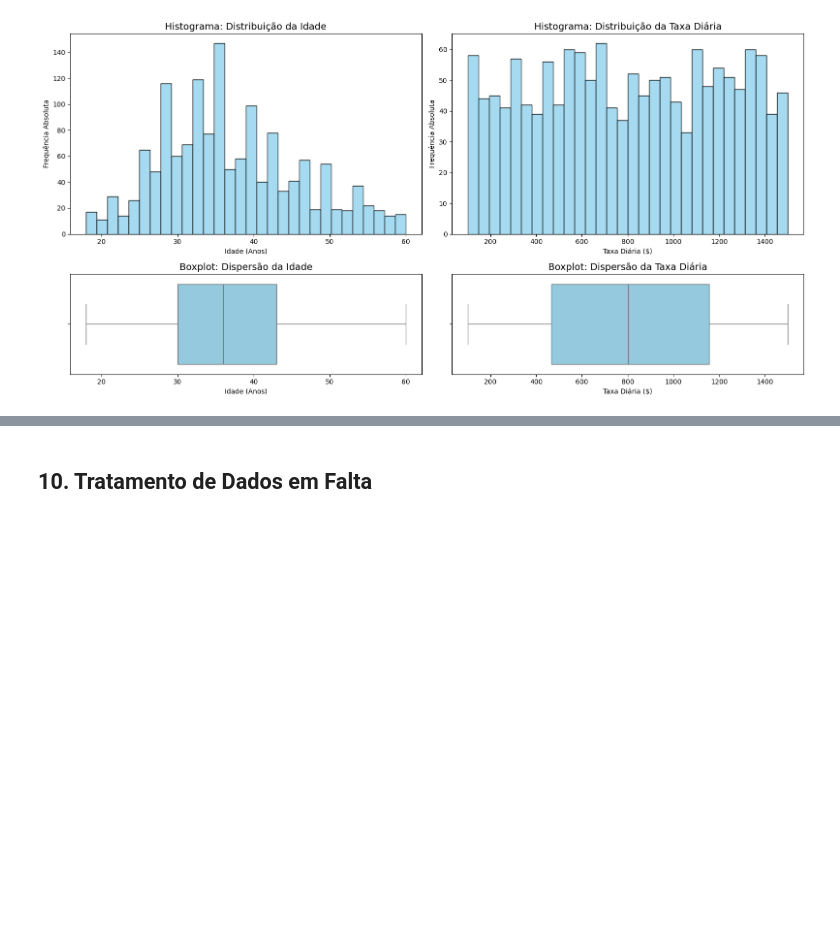
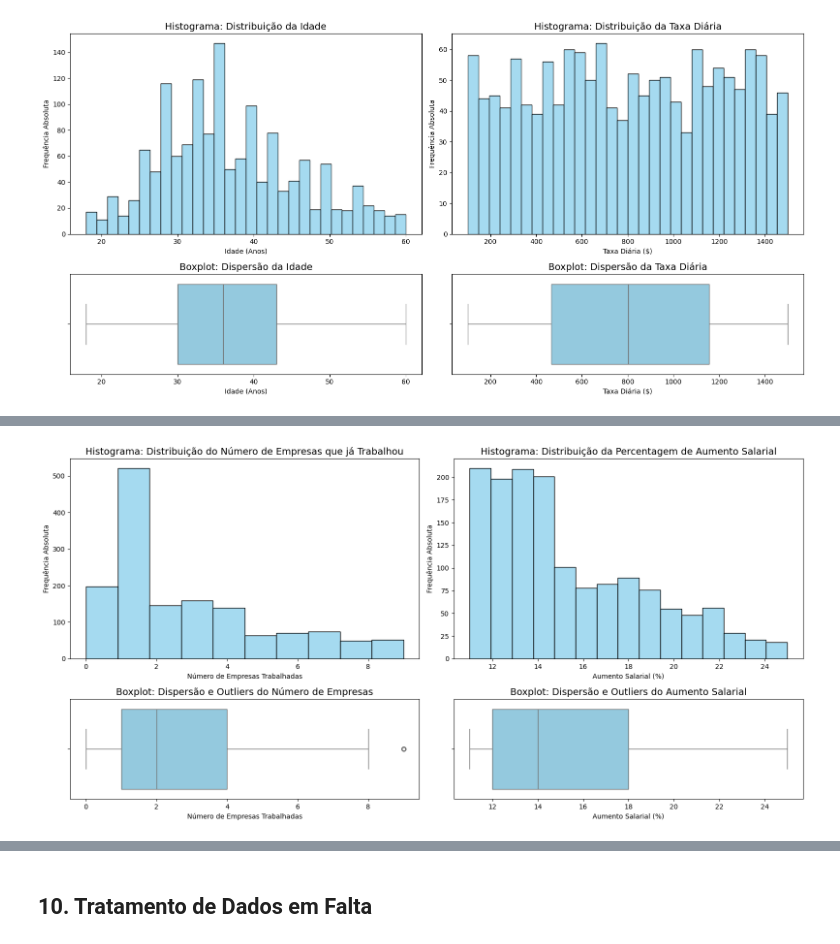
Before and after one commit to LuiscnFigueira/Projeto-cdg-grupo10, a Jupyter notebook: notebooks/M2_exploração.ipynb, the cells around one changed output, grey strips where cells are left out. Saved outputs shown, nothing was run; the diff lists cells and outputs as text; code cells hidden in the pictures; blank space fills up the shorter version.

```diff
--- a/notebooks/M2_exploração.ipynb
+++ b/notebooks/M2_exploração.ipynb
@@ -364,0 +177,36 @@ plt.show()
+# %%
+# Criar a grelha 2x2 (2 linhas, 2 colunas)
+fig, axes = plt.subplots(nrows=2, ncols=2, figsize=(16, 8), gridspec_kw={'height_ratios': [2, 1]})
+
+# COLUNA: NÚMERO DE EMPRESAS (NumCompaniesWorked)
+
+# Histograma da variável (NumCompaniesWorked)
+sns.histplot(df['NumCompaniesWorked'], color='skyblue', bins=10, ax=axes[0, 0])
+axes[0, 0].set_title('Histograma: Distribuição do Número de Empresas que já Trabalhou', fontsize=14)
+axes[0, 0].set_xlabel('Número de Empresas Trabalhadas')
+axes[0, 0].set_ylabel('Frequência Absoluta')
+
+# Boxplot da variável (NumCompaniesWorked)
+sns.boxplot(x=df['NumCompaniesWorked'], color='skyblue', ax=axes[1, 0])
+axes[1, 0].set_title('Boxplot: Dispersão e Outliers do Número de Empresas', fontsize=14)
+axes[1, 0].set_xlabel('Número de Empresas Trabalhadas')
+
+# COLUNA: AUMENTO SALARIAL (PercentSalaryHike)
+
+# Histograma da variável (PercentSalaryHike)
+sns.histplot(df['PercentSalaryHike'], color='skyblue', bins=15, ax=axes[0, 1])
+axes[0, 1].set_title('Histograma: Distribuição da Percentagem de Aumento Salarial', fontsize=14)
+axes[0, 1].set_xlabel('Aumento Salarial (%)')
+axes[0, 1].set_ylabel('Frequência Absoluta')
+
+# Boxplot da variável (PercentSalaryHike)
+sns.boxplot(x=df['PercentSalaryHike'], color='skyblue', ax=axes[1, 1])
+axes[1, 1].set_title('Boxplot: Dispersão e Outliers do Aumento Salarial', fontsize=14)
+axes[1, 1].set_xlabel('Aumento Salarial (%)')
+
+plt.tight_layout()
+plt.show()
+
+# Autor: Mateus Afonso
+# %% [output]
+[figure, added]
```
Also changed, not shown: parts of 26 cells of this notebook.
